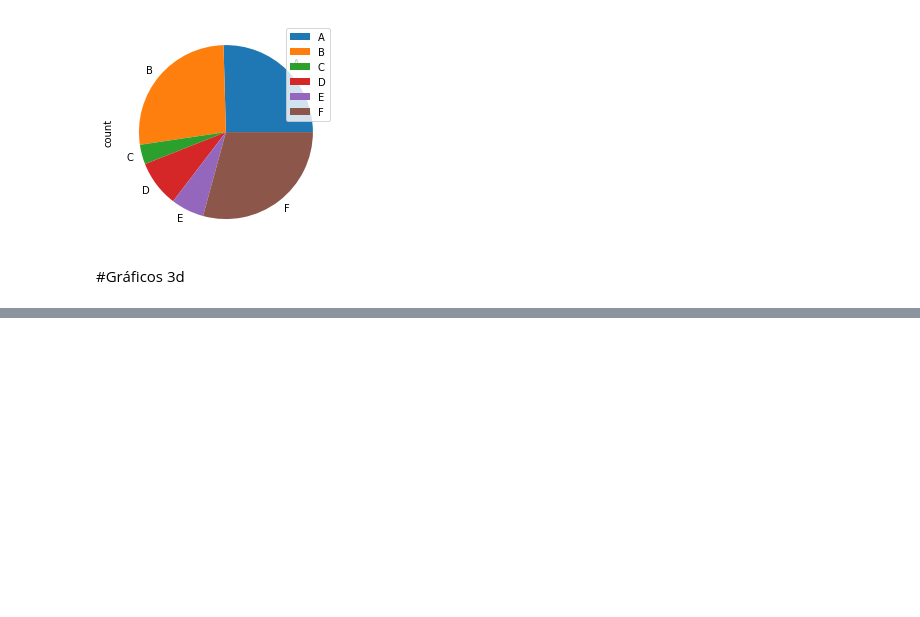
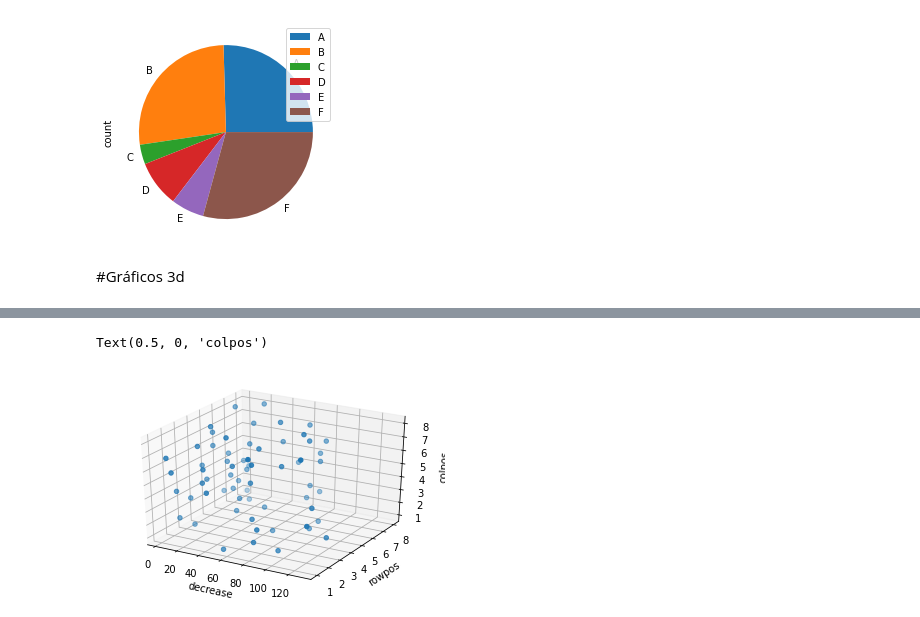
Before and after one commit to paulohenrique1303/DataVisualization, a Jupyter notebook: Data_Visualization.ipynb, the cells around one changed output, grey strips where cells are left out. Cells and saved outputs as stored; diff of their text form; code cells hidden in the pictures; blank space fills up the shorter version.

```diff
--- a/Data_Visualization.ipynb
+++ b/Data_Visualization.ipynb
@@ -228,3 +231,6 @@ agrupado.plot.pie(legend=True)
 [figure]
 # %% [markdown]
 #Gráficos 3d
+# %%
+base3 = pd.read_csv('/content/drive/MyDrive/todos os arquivos/13.Prática em Python/dados/orchard.csv')
+base3.head()
@@ -230,0 +244,10 @@ agrupado.plot.pie(legend=True)
+# %%
+figura = plt.figure()
+eixo = figura.add_subplot(1,1,1,projection= '3d')
+eixo.scatter(base3['decrease'], base3['rowpos'], base3['colpos'])
+eixo.set_xlabel('decrease')
+eixo.set_ylabel('rowpos')
+eixo.set_zlabel('colpos')
+# %% [output]
+Text(0.5, 0, 'colpos')
+[figure, added]
```
Also changed, not shown: parts of 6 cells of this notebook.
